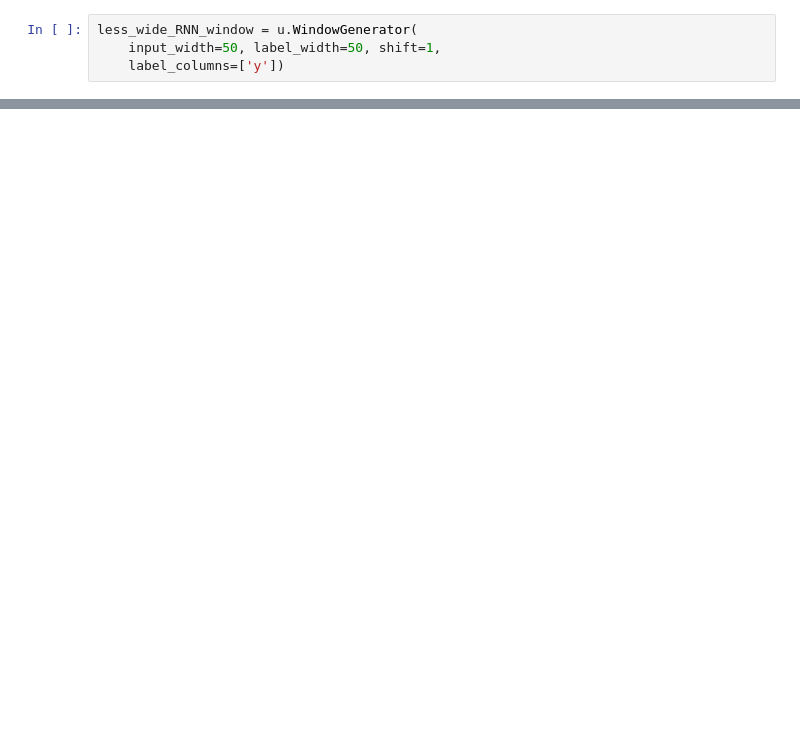
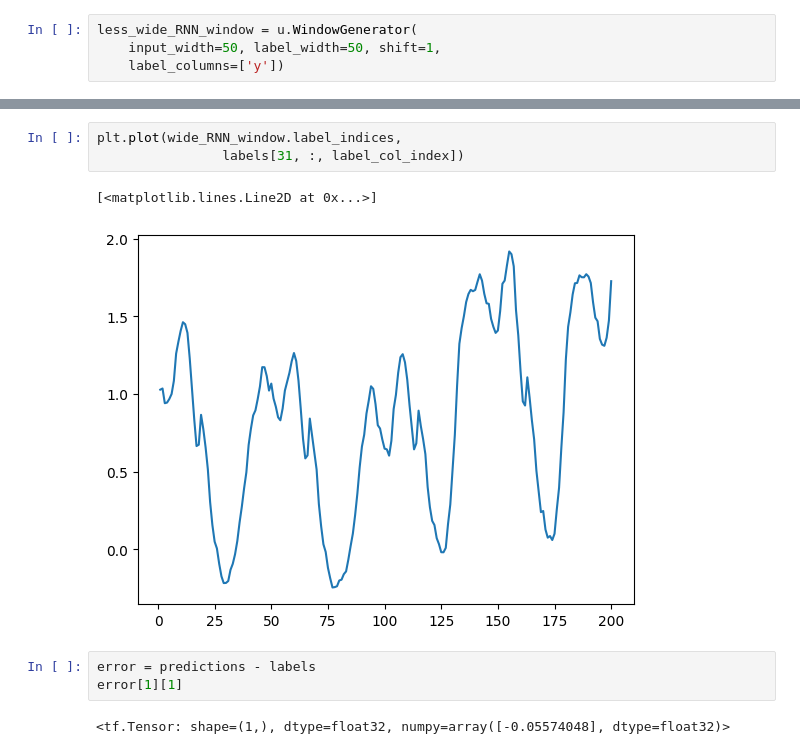
Before and after one commit to adonis107/ST7_Forecasting_RTE, a Jupyter notebook: RNN_model_testing.ipynb, the cells around one changed output, grey strips where cells are left out. Cells and saved outputs as stored; diff of their text form; blank space fills up the shorter version.

```diff
--- a/RNN_model_testing.ipynb
+++ b/RNN_model_testing.ipynb
@@ -84,0 +91,11 @@ none
+# %%
+plt.plot(wide_RNN_window.label_indices,
+                labels[31, :, label_col_index])
+# %% [output]
+[<matplotlib.lines.Line2D at 0x...>]
+[figure, added]
+# %%
+error = predictions - labels
+error[1][1]
+# %% [output]
+<tf.Tensor: shape=(1,), dtype=float32, numpy=array([-0.05574048], dtype=float32)>
```
Also changed, not shown: parts of 12 cells of this notebook, 1 other file.
